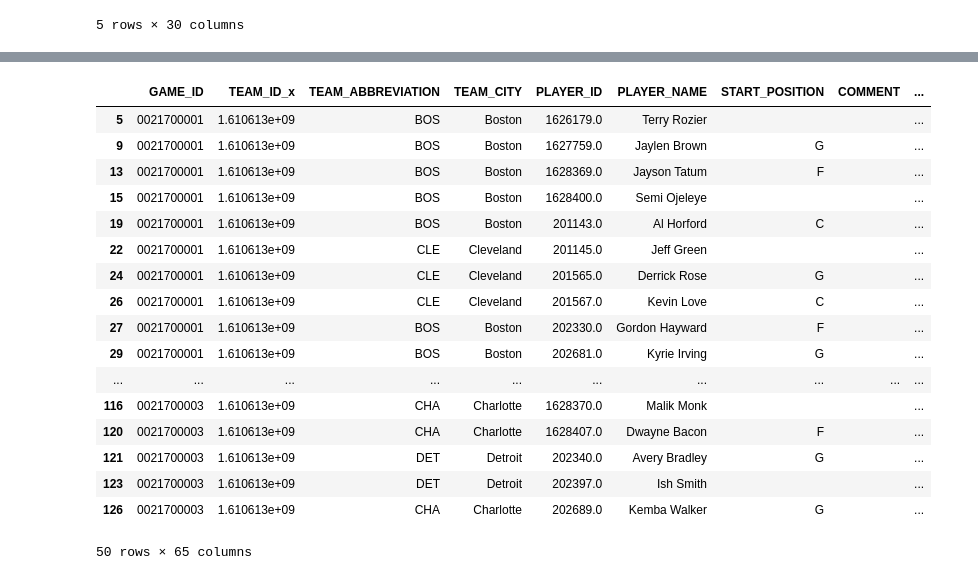
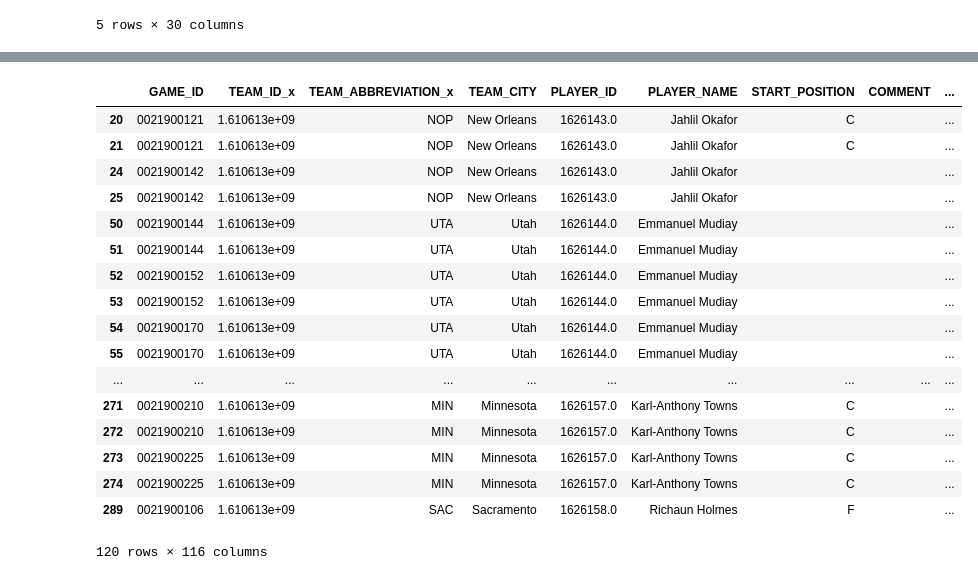
Before and after one commit to jcTTP3/nba_score_prediction, a Jupyter notebook: nba_db.ipynb, the cells around one changed output, grey strips where cells are left out. Cells and saved outputs as stored; diff of their text form; code cells hidden in the pictures.

```diff
--- a/nba_db.ipynb
+++ b/nba_db.ipynb
@@ -433,4 +431,4 @@ for season in set(box_scores_df['SEASON_ID']):
         get_trailing_avg(game,'doubles', 3)
         boxes.append(game)
 # %%
-box_all = pd.concat()
+box_all = pd.concat(boxes)
@@ -501,3 +505 @@ Index(['GAME_ID', 'TEAM_ID', 'TEAM_ABBREVIATION', 'TEAM_CITY', 'PLAYER_ID',
       dtype='object')
-# %%
-all_teams.drop('TEAM_ABBREVIATION', axis=1, inplace= True)
@@ -518 +527,22 @@ df_master =pd.merge(box_scores_df,all_teams, how='left',left_on=['GAME_ID'], rig
+# %%
+df_master.head(120)
+# %% [output]
+|  | GAME_ID | TEAM_ID_x | TEAM_ABBREVIATION_x | TEAM_CITY | PLAYER_ID | PLAYER_NAME | START_POSITION | COMMENT | ... |
+| 20 | 0021900121 | 1.610613e+09 | NOP | New Orleans | 1626143.0 | Jahlil Okafor | C |  | ... |
+| 21 | 0021900121 | 1.610613e+09 | NOP | New Orleans | 1626143.0 | Jahlil Okafor | C |  | ... |
+| 24 | 0021900142 | 1.610613e+09 | NOP | New Orleans | 1626143.0 | Jahlil Okafor |  |  | ... |
+| 25 | 0021900142 | 1.610613e+09 | NOP | New Orleans | 1626143.0 | Jahlil Okafor |  |  | ... |
+| 50 | 0021900144 | 1.610613e+09 | UTA | Utah | 1626144.0 | Emmanuel Mudiay |  |  | ... |
+| 51 | 0021900144 | 1.610613e+09 | UTA | Utah | 1626144.0 | Emmanuel Mudiay |  |  | ... |
+| 52 | 0021900152 | 1.610613e+09 | UTA | Utah | 1626144.0 | Emmanuel Mudiay |  |  | ... |
+| 53 | 0021900152 | 1.610613e+09 | UTA | Utah | 1626144.0 | Emmanuel Mudiay |  |  | ... |
+| 54 | 0021900170 | 1.610613e+09 | UTA | Utah | 1626144.0 | Emmanuel Mudiay |  |  | ... |
+| 55 | 0021900170 | 1.610613e+09 | UTA | Utah | 1626144.0 | Emmanuel Mudiay |  |  | ... |
+| ... | ... | ... | ... | ... | ... | ... | ... | ... | ... |
+| 271 | 0021900210 | 1.610613e+09 | MIN | Minnesota | 1626157.0 | Karl-Anthony Towns | C |  | ... |
+| 272 | 0021900210 | 1.610613e+09 | MIN | Minnesota | 1626157.0 | Karl-Anthony Towns | C |  | ... |
+| 273 | 0021900225 | 1.610613e+09 | MIN | Minnesota | 1626157.0 | Karl-Anthony Towns | C |  | ... |
+| 274 | 0021900225 | 1.610613e+09 | MIN | Minnesota | 1626157.0 | Karl-Anthony Towns | C |  | ... |
+| 289 | 0021900106 | 1.610613e+09 | SAC | Sacramento | 1626158.0 | Richaun Holmes | F |  | ... |
+120 rows × 116 columns
 # %%
@@ -520,21 +550,0 @@ df_master = df_master[df_master['TEAM_ABBREVIATION']!= df_master['OPP']]
-# %%
-df_master.head()
-# %% [output]
-|  | GAME_ID | TEAM_ID_x | TEAM_ABBREVIATION | TEAM_CITY | PLAYER_ID | PLAYER_NAME | START_POSITION | COMMENT | ... |
-| 5 | 0021700001 | 1.610613e+09 | BOS | Boston | 1626179.0 | Terry Rozier |  |  | ... |
-| 9 | 0021700001 | 1.610613e+09 | BOS | Boston | 1627759.0 | Jaylen Brown | G |  | ... |
-| 13 | 0021700001 | 1.610613e+09 | BOS | Boston | 1628369.0 | Jayson Tatum | F |  | ... |
-| 15 | 0021700001 | 1.610613e+09 | BOS | Boston | 1628400.0 | Semi Ojeleye |  |  | ... |
-| 19 | 0021700001 | 1.610613e+09 | BOS | Boston | 201143.0 | Al Horford | C |  | ... |
-| 22 | 0021700001 | 1.610613e+09 | CLE | Cleveland | 201145.0 | Jeff Green |  |  | ... |
-| 24 | 0021700001 | 1.610613e+09 | CLE | Cleveland | 201565.0 | Derrick Rose | G |  | ... |
-| 26 | 0021700001 | 1.610613e+09 | CLE | Cleveland | 201567.0 | Kevin Love | C |  | ... |
-| 27 | 0021700001 | 1.610613e+09 | BOS | Boston | 202330.0 | Gordon Hayward | F |  | ... |
-| 29 | 0021700001 | 1.610613e+09 | BOS | Boston | 202681.0 | Kyrie Irving | G |  | ... |
-| ... | ... | ... | ... | ... | ... | ... | ... | ... | ... |
-| 116 | 0021700003 | 1.610613e+09 | CHA | Charlotte | 1628370.0 | Malik Monk |  |  | ... |
-| 120 | 0021700003 | 1.610613e+09 | CHA | Charlotte | 1628407.0 | Dwayne Bacon | F |  | ... |
-| 121 | 0021700003 | 1.610613e+09 | DET | Detroit | 202340.0 | Avery Bradley | G |  | ... |
-| 123 | 0021700003 | 1.610613e+09 | DET | Detroit | 202397.0 | Ish Smith |  |  | ... |
-| 126 | 0021700003 | 1.610613e+09 | CHA | Charlotte | 202689.0 | Kemba Walker | G |  | ... |
-50 rows × 65 columns
```
Also changed, not shown: parts of 30 cells of this notebook.
